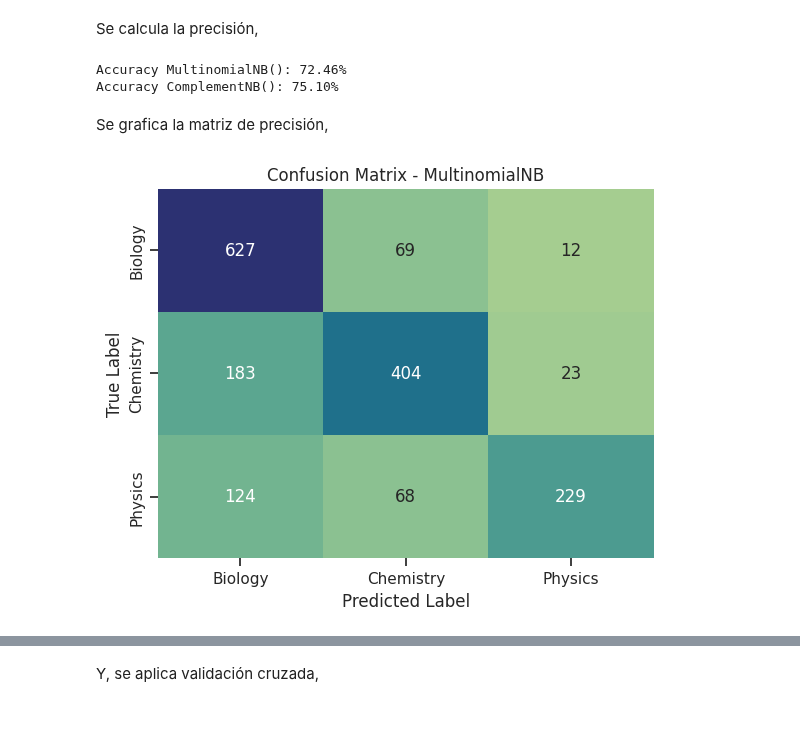
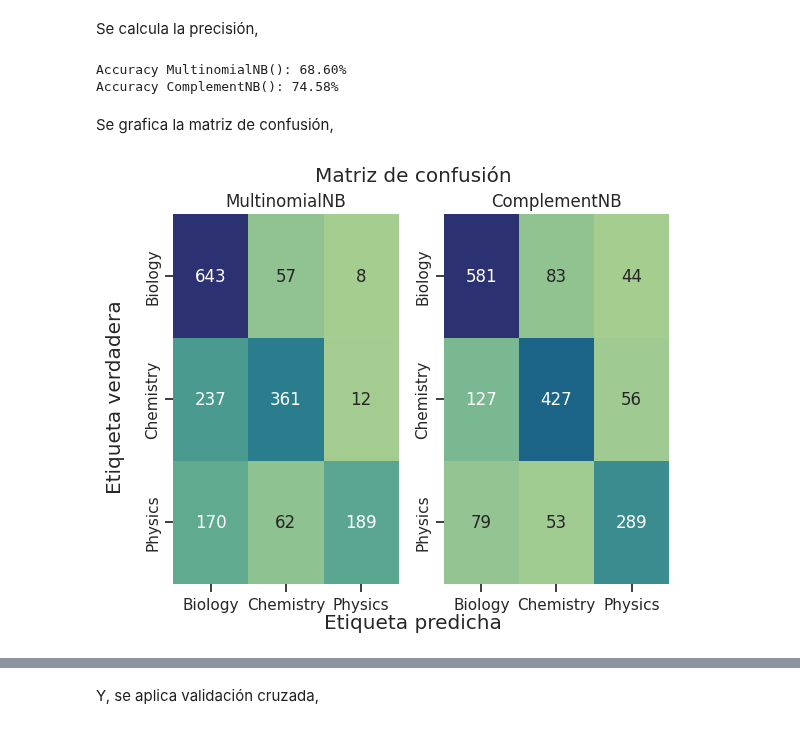
Before and after one commit to VelasquezE/ML4Sci_2025-II, a Jupyter notebook: Module2/clasficadorTexto.ipynb, the cells around one changed output, grey strips where cells are left out. Saved outputs shown, nothing was run; the diff lists cells and outputs as text; code cells hidden in the pictures.

```diff
--- a/Module2/clasficadorTexto.ipynb
+++ b/Module2/clasficadorTexto.ipynb
@@ -132,13 +136,25 @@ True
 stop_words = set(stopwords.words("english"))
 lemmatizer = WordNetLemmatizer()
 
-def clean_text(text):
+def clean_text(text: str):
+  """
+  Receives a text and deletes special caracters,
+  stop words, turns to lowercase, and applies
+  lemmatization.
+
+  Parameters:
+    text (str)
+
+  Returns:
+    Clean text.
+  """
   text = re.sub('[^a-zA-Z]', ' ', text)
   text = text.lower()
   words = text.split()
   words = [lemmatizer.lemmatize(w) for w in words if w not in stop_words]
 
-  return " ".join(words)
+  return  " ".join(words)
+
 
 def clean_text_batch(texts):
   return [clean_text(t) for t in texts]
@@ -190,27 +206,40 @@ accuracy_nbc = accuracy_score(y_test, predict_nbc)
 print(f'Accuracy MultinomialNB(): {(accuracy_nb * 100):.2f}%')
 print(f'Accuracy ComplementNB(): {(accuracy_nbc * 100):.2f}%')
 # %% [output]
-Accuracy MultinomialNB(): 72.46%
-Accuracy ComplementNB(): 75.10%
+Accuracy MultinomialNB(): 68.60%
+Accuracy ComplementNB(): 74.58%
 # %% [markdown]
-Se grafica la matriz de precisión,
+Se grafica la matriz de confusión,
 # %%
 conf_matrix_nb = confusion_matrix(y_test, predict_nb)
 conf_matrix_nbc = confusion_matrix(y_test, predict_nbc)
 
 class_labels = np.unique(y_train)
 
+fig, (ax1, ax2) = plt.subplots(1, 2)
+
 sns.heatmap(conf_matrix_nb,
+            ax = ax1,
             annot=True,
             fmt='d',
             cmap='crest',
             cbar = False,
             xticklabels=class_labels,
             yticklabels=class_labels)
-plt.title('Confusion Matrix - MultinomialNB')
-plt.xlabel('Predicted Label')
-plt.ylabel('True Label')
-
+sns.heatmap(conf_matrix_nbc,
+            ax = ax2,
+            annot=True,
+            fmt='d',
+            cmap='crest',
+            cbar = False,
+            xticklabels=class_labels,
+            yticklabels=class_labels)
+ax1.set_title('MultinomialNB')
+ax2.set_title('ComplementNB')
+fig.suptitle('Matriz de confusión')
+fig.supxlabel('Etiqueta predicha')
+fig.supylabel('Etiqueta verdadera')
+fig.savefig("confusion_matrix.jpg", dpi = 400)
 plt.show()
 # %% [output]
-[figure, old version]
+[figure, new version]
```
Also changed, not shown: parts of 14 cells of this notebook.
